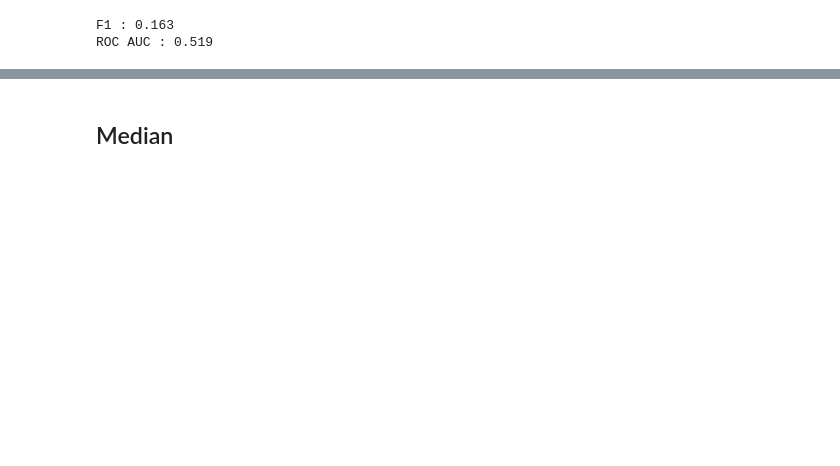
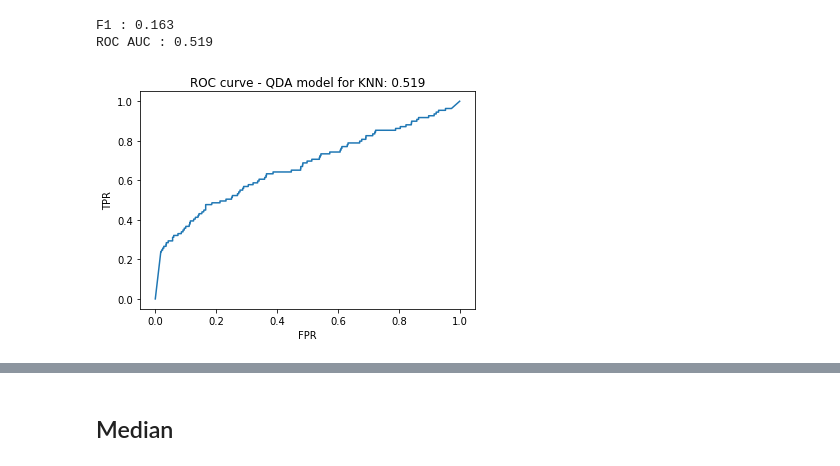
Before and after one commit to SeungjiNam07/ESC20SPRING_team4, a Jupyter notebook: modeling/code/LDA_QDA_modeling.ipynb, the cells around one changed output, grey strips where cells are left out. Saved outputs shown, nothing was run; the diff lists cells and outputs as text; code cells hidden in the pictures; blank space fills up the shorter version.

```diff
--- a/modeling/code/LDA_QDA_modeling.ipynb
+++ b/modeling/code/LDA_QDA_modeling.ipynb
@@ -157,3 +170,17 @@ print("ROC AUC : %.3f" % roc_auc_score(y_test, pred_y))
 # %% [output]
 F1 : 0.163
 ROC AUC : 0.519
+# %%
+qda = qda.fit(X_train, y_train)
+y_test_predicted = qda.predict(X_test)
+
+false_positive_rate, true_positive_rate, thresholds = roc_curve(y_test, qda.predict_proba(X_test)[:,1])
+
+plt.clf()
+plt.plot(false_positive_rate, true_positive_rate)
+plt.xlabel('FPR')
+plt.ylabel('TPR')
+plt.title("ROC curve - QDA model for KNN: 0.519")
+plt.show()
+# %% [output]
+[figure, added]
```
Also changed, not shown: parts of 7 cells of this notebook.
